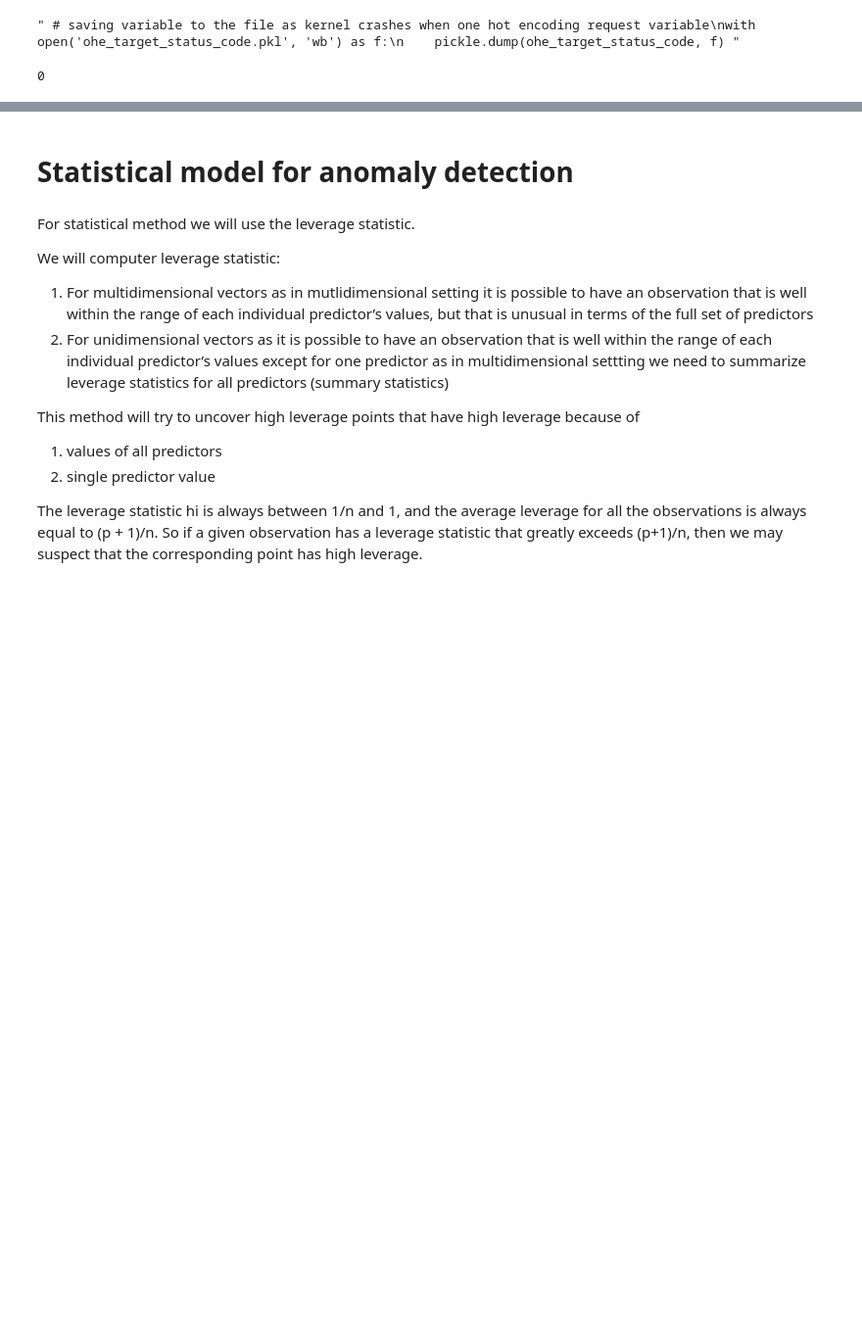
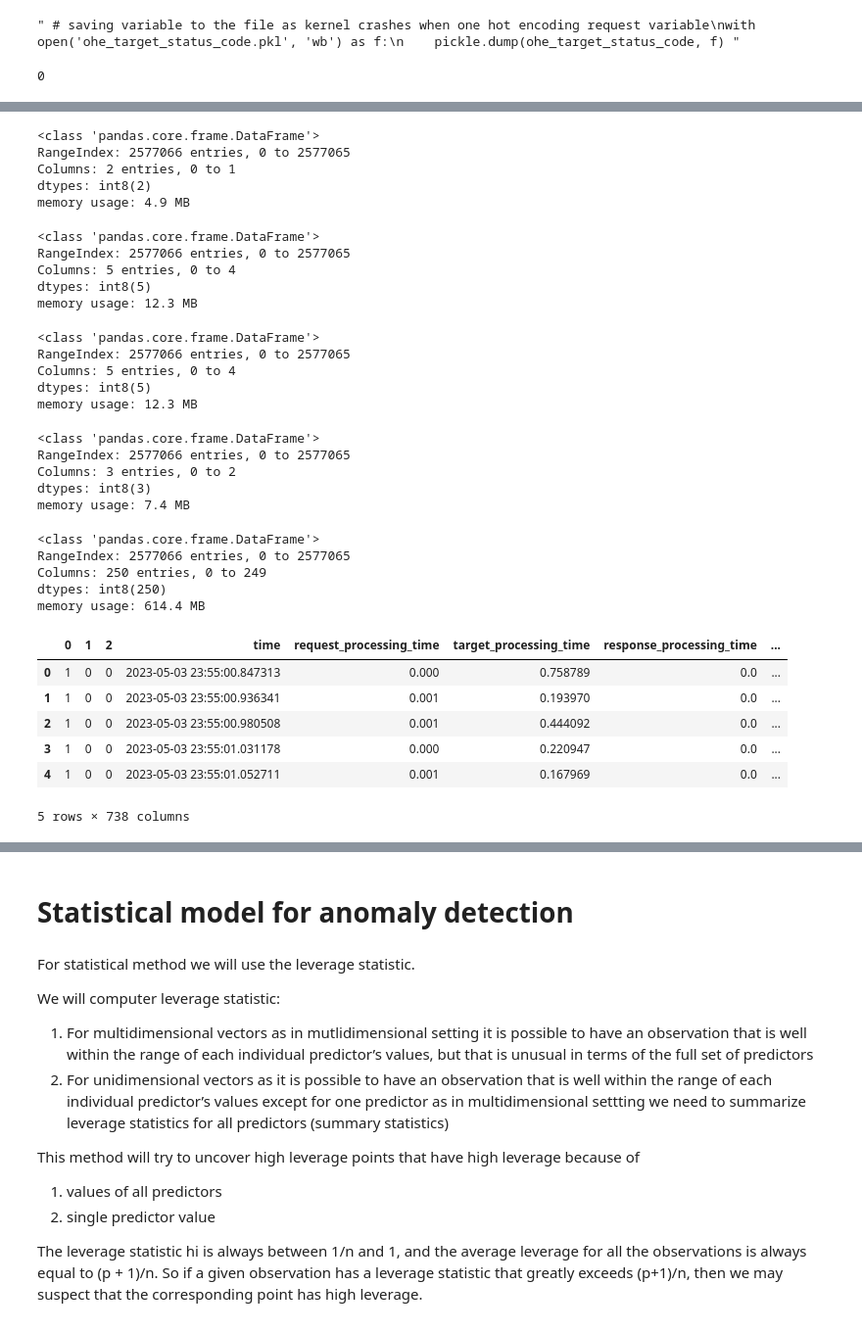
Before and after one commit to SpaceXAlphaBravoCharlie/Diplomski, a Jupyter notebook: Diplomski.ipynb, the cells around one changed output, grey strips where cells are left out. Shown at 98% size. Cells and saved outputs as stored; diff of their text form; code cells hidden in the pictures; blank space fills up the shorter version.

Commit message:
Modified encoding of categorical features

```diff
--- a/Diplomski.ipynb
+++ b/Diplomski.ipynb
@@ -1104,9 +1117,8 @@ with open('ohe_elb_status_code.pkl', 'wb') as f:
 # %% [output]
 " # saving variable to the file as kernel crashes when one hot encoding request variable\nwith open('ohe_elb_status_code.pkl', 'wb') as f:\n    pickle.dump(ohe_elb_status_code, f) "
 # %%
-enc = OneHotEncoder(handle_unknown='ignore')
-target_status_code_values = logs_df["target_status_code"].copy()
-enc.fit(target_status_code_values.values.reshape(-1, 1))
+enc = OneHotEncoder(handle_unknown='ignore', dtype=np.int8)
+enc.fit(logs_df["target_status_code"].values.reshape(-1, 1))
 ohe_target_status_code = enc.transform(logs_df["target_status_code"].values.reshape(-1, 1)).toarray()
 
 """ # saving variable to the file as kernel crashes when one hot encoding request variable
@@ -1276,0 +1147,8 @@ pd.DataFrame(ohe_redirect_url, columns = columns_names)
+# %%
+enc = OneHotEncoder(handle_unknown='ignore', dtype=np.int8)
+enc.fit(logs_df["user_agent"].values.reshape(-1, 1))
+ohe_user_agent = enc.transform(logs_df["user_agent"].values.reshape(-1, 1)).toarray()
+
+""" # saving variable to the file as kernel crashes when one hot encoding request variable
+with open('user_agent.pkl', 'wb') as f:
+    pickle.dump(ohe_user_agent, f) """
@@ -1276,0 +1157,8 @@ pd.DataFrame(ohe_redirect_url, columns = columns_names)
+# %%
+enc = OneHotEncoder(handle_unknown='ignore', dtype=np.int8)
+enc.fit(logs_df["ssl_cipher"].values.reshape(-1, 1))
+ohe_ssl_cipher = enc.transform(logs_df["ssl_cipher"].values.reshape(-1, 1)).toarray()
+
+""" # saving variable to the file as kernel crashes when one hot encoding request variable
+with open('ohe_ssl_cipher.pkl', 'wb') as f:
+    pickle.dump(ohe_ssl_cipher, f) """
@@ -1276,0 +1167,8 @@ pd.DataFrame(ohe_redirect_url, columns = columns_names)
+# %%
+enc = OneHotEncoder(handle_unknown='ignore', dtype=np.int8)
+enc.fit(logs_df["target_group_arn"].values.reshape(-1, 1))
+ohe_target_group_arn = enc.transform(logs_df["target_group_arn"].values.reshape(-1, 1)).toarray()
+
+""" # saving variable to the file as kernel crashes when one hot encoding request variable
+with open('ohe_target_group_arn.pkl', 'wb') as f:
+    pickle.dump(ohe_target_group_arn, f) """
@@ -1276,0 +1318,51 @@ pd.DataFrame(ohe_redirect_url, columns = columns_names)
+# %%
+pd.DataFrame(ohe_ssl_cipher).info(verbose=False, memory_usage="deep")
+# %% [output]
+<class 'pandas.core.frame.DataFrame'>
+RangeIndex: 2577066 entries, 0 to 2577065
+Columns: 2 entries, 0 to 1
+dtypes: int8(2)
+memory usage: 4.9 MB
+# %%
+pd.DataFrame(ohe_target_group_arn).info(verbose=False, memory_usage="deep")
+# %% [output]
+<class 'pandas.core.frame.DataFrame'>
+RangeIndex: 2577066 entries, 0 to 2577065
+Columns: 5 entries, 0 to 4
+dtypes: int8(5)
+memory usage: 12.3 MB
+# %%
+pd.DataFrame(ohe_domain_name).info(verbose=False, memory_usage="deep")
+# %% [output]
+<class 'pandas.core.frame.DataFrame'>
+RangeIndex: 2577066 entries, 0 to 2577065
+Columns: 5 entries, 0 to 4
+dtypes: int8(5)
+memory usage: 12.3 MB
+# %%
+pd.DataFrame(ohe_actions_executed).info(verbose=False, memory_usage="deep")
+# %% [output]
+<class 'pandas.core.frame.DataFrame'>
+RangeIndex: 2577066 entries, 0 to 2577065
+Columns: 3 entries, 0 to 2
+dtypes: int8(3)
+memory usage: 7.4 MB
+# %%
+pd.DataFrame(ohe_redirect_url).info(verbose=False, memory_usage="deep")
+# %% [output]
+<class 'pandas.core.frame.DataFrame'>
+RangeIndex: 2577066 entries, 0 to 2577065
+Columns: 250 entries, 0 to 249
+dtypes: int8(250)
+memory usage: 614.4 MB
+# %%
+ohe_logs_df = pd.concat([pd.DataFrame(ohe_type), logs_df["time"], logs_df["request_processing_time"], logs_df["target_processing_time"], logs_df["response_processing_time"], pd.DataFrame(ohe_elb_status_code), pd.DataFrame(ohe_target_status_code), logs_df["received_bytes"], logs_df["sent_bytes"], pd.DataFrame(ohe_user_agent), pd.DataFrame(ohe_ssl_cipher), pd.DataFrame(ohe_target_group_arn), pd.DataFrame(ohe_domain_name), pd.DataFrame(ohe_actions_executed), pd.DataFrame(ohe_redirect_url)], axis=1, copy=False)
+ohe_logs_df.head()
+# %% [output]
+|  | 0 | 1 | 2 | time | request_processing_time | target_processing_time | response_processing_time | ... |
+| 0 | 1 | 0 | 0 | 2023-05-03 23:55:00.847313 | 0.000 | 0.758789 | 0.0 | ... |
+| 1 | 1 | 0 | 0 | 2023-05-03 23:55:00.936341 | 0.001 | 0.193970 | 0.0 | ... |
+| 2 | 1 | 0 | 0 | 2023-05-03 23:55:00.980508 | 0.001 | 0.444092 | 0.0 | ... |
+| 3 | 1 | 0 | 0 | 2023-05-03 23:55:01.031178 | 0.000 | 0.220947 | 0.0 | ... |
+| 4 | 1 | 0 | 0 | 2023-05-03 23:55:01.052711 | 0.001 | 0.167969 | 0.0 | ... |
+5 rows × 738 columns
```
Also changed, not shown: parts of 50 cells of this notebook.
